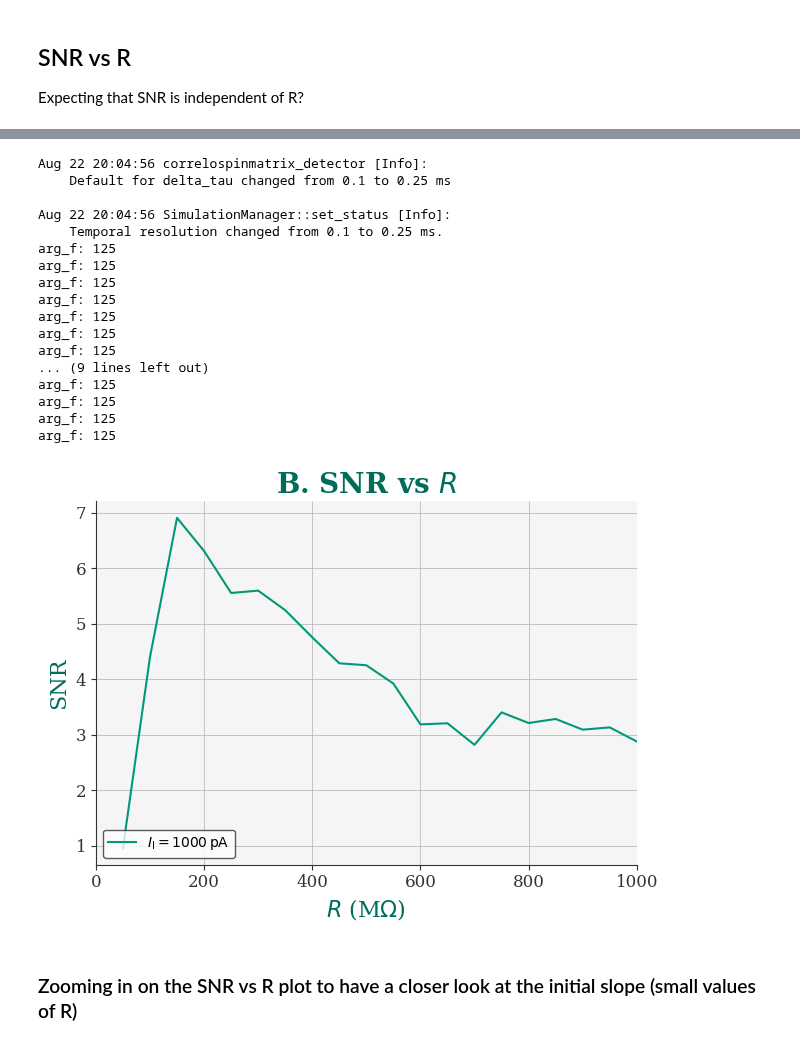
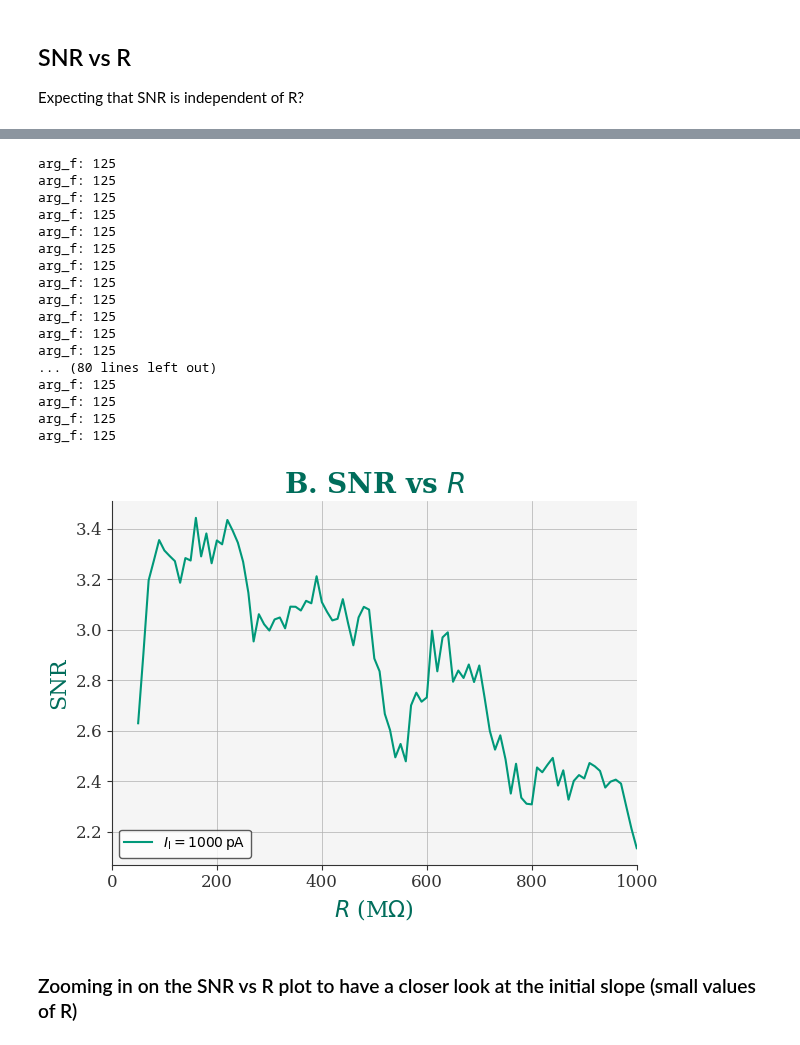
Before and after one commit to torbjone/TemporalInterferenceStimulation, a Jupyter notebook: SNR_plots.ipynb, the cells around one changed output, grey strips where cells are left out. Cells and saved outputs as stored; diff of their text form; code cells hidden in the pictures.

```diff
--- a/SNR_plots.ipynb
+++ b/SNR_plots.ipynb
@@ -748,7 +748,7 @@ Saved plot as: /home/tonje/master/TIS/results/SNR_Cm_3.png
 ## SNR vs R
 Expecting that SNR is independent of R?
 # %%
-def SNR_R(sim_time, R_values, a_values = [1000], C=100, sd=250, a=1000, noise_window=5, second_sine=True, f=1000, bin_size=0.25, beat=20, save_fig=False):
+def SNR_R(sim_time, R_values, postsyn=True, a_values = [1000], C=100, sd=250, a=1000, noise_window=5, second_sine=True, f=1000, bin_size=0.25, beat=20, save_fig=False):
 
     plt.figure()
     #fig, ax = plt.subplots(2,1)
@@ -760,8 +760,11 @@ def SNR_R(sim_time, R_values, a_values = [1000], C=100, sd=250, a=1000, noise_wi
         for i, R in enumerate(R_values):
             tau_m = C * R / 1000
 
-            results =  build_network(sim_time=sim_time, noisy=True, resolution=0.25, num_A=1000, Cm=C, tau_m=tau_m,
-                                        f1=f, a=a, SD=250*C/100, seed=42, second_sine=second_sine, beat=beat)
+            if postsyn:
+                results =  build_network(sim_time=sim_time, noisy=True, resolution=0.25, num_A=1000, Cm_A=C, Cm_B=C, tau_m=tau_m,
+                                        f1=f, a=a, SD=sd, seed=42, second_sine=second_sine, beat=beat)
+            else:
+                results = build_simulation(sim_time=sim_time, noisy=True, second_sine=second_sine, f1=f, a=a, SD=sd, seed=42, resolution=0.25, tau_m=tau_m)
             spike_times = results["spike_times"]
 
             freqs, psd_values = psd_welch(spike_times, sim_time, bin_size=bin_size)
@@ -814,25 +842,25 @@ def SNR_R(sim_time, R_values, a_values = [1000], C=100, sd=250, a=1000, noise_wi
 # %%
-R_values = list(range(50, 1001, 50))
-SNR_R_list = SNR_R(sim_time=100e3, R_values=R_values)
+R_values = list(range(50, 1001, 10))
+SNR_R_list = SNR_R(sim_time=100e3, R_values=R_values, postsyn=False)
 # %% [output]
-Aug 22 20:04:56 correlospinmatrix_detector [Info]:
-    Default for delta_tau changed from 0.1 to 0.25 ms
-
-Aug 22 20:04:56 SimulationManager::set_status [Info]:
-    Temporal resolution changed from 0.1 to 0.25 ms.
 arg_f: 125
 arg_f: 125
 arg_f: 125
 arg_f: 125
 arg_f: 125
 arg_f: 125
 arg_f: 125
-... (9 lines left out)
 arg_f: 125
 arg_f: 125
 arg_f: 125
 arg_f: 125
+arg_f: 125
+... (80 lines left out)
+arg_f: 125
+arg_f: 125
+arg_f: 125
+arg_f: 125
-[figure, old version]
+[figure, new version]
 # %% [markdown]
 ### Zooming in on the SNR vs R plot to have a closer look at the initial slope (small  values of R)
 # %%
```
Also changed, not shown: parts of 3 cells of this notebook, 3 other files.
